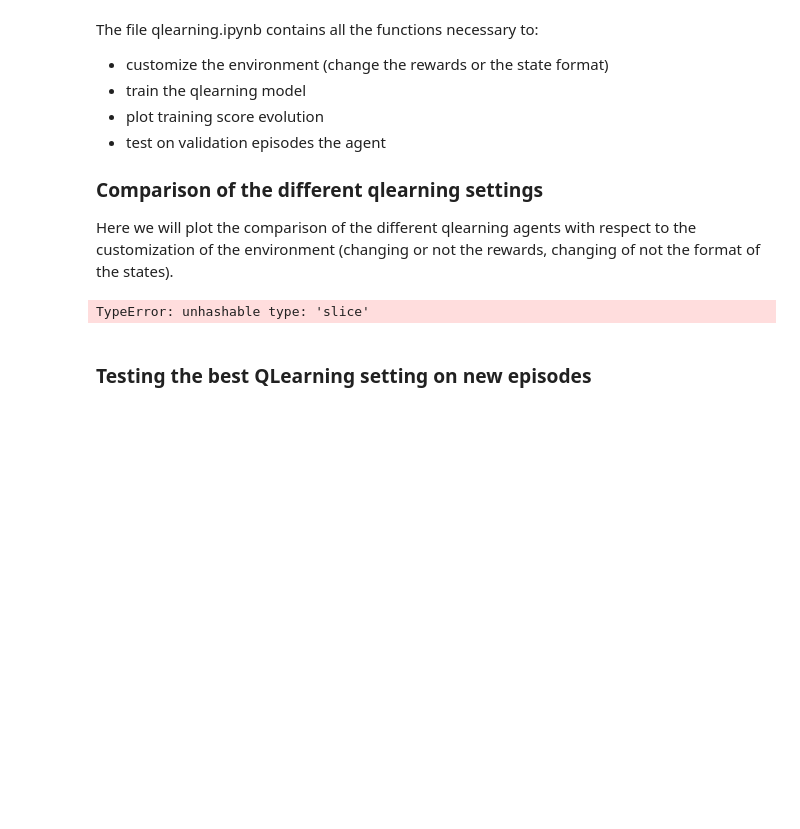
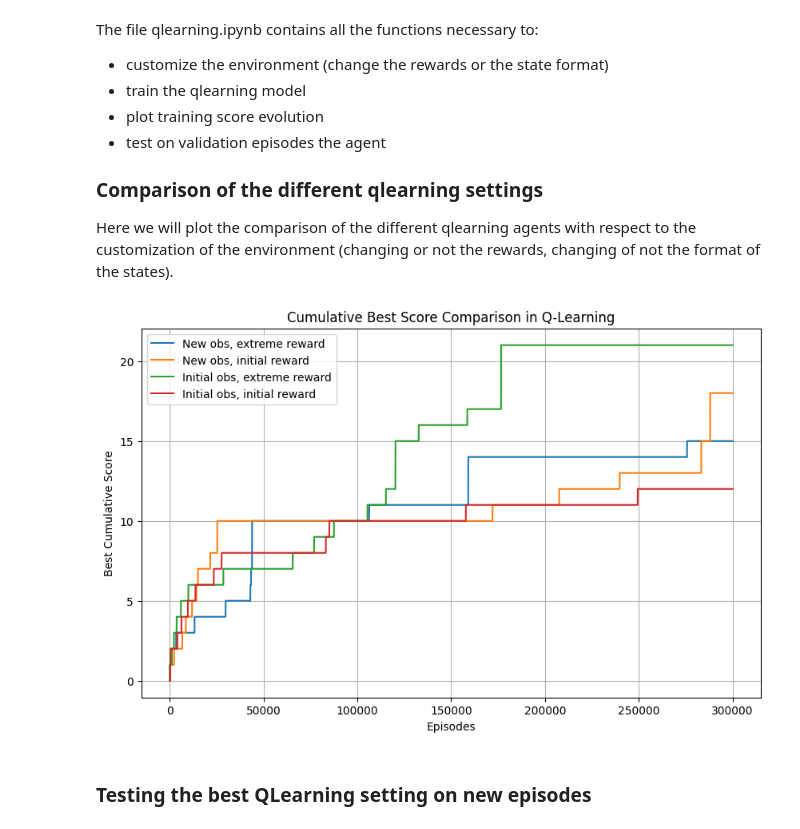
Before and after one commit to Arteam08/RL-3A-flappy-bird, a Jupyter notebook: Run_me_Q_learning.ipynb, the cells around one changed output. Saved outputs shown, nothing was run; the diff lists cells and outputs as text; code cells hidden in the pictures; blank space fills up the shorter version.

```diff
--- a/Run_me_Q_learning.ipynb
+++ b/Run_me_Q_learning.ipynb
@@ -42,34 +40,28 @@ Here we will plot the comparison of the different qlearning agents with respect
 # %%
 from QLearning.functions_qlearning import load_variable_pickel, define_discrete_flappy_bird, get_q_values, plot_history_reward, plot_history_score, greedy_policy_q_dict
 # %%
-#scores_normalObs_extremeR = history_score # ok
-scores_normalObs_extremeR = load_variable_pickel("./QLearning/data/history_reward_extreme_ep350000_obs_original.pkl")
-scores_normalObs_normalR = load_variable_pickel("./QLearning/data/history_reward_original_ep300000_obs_original.pkl")
-scores_new_obs_extremeR= load_variable_pickel("./QLearning/data/history_reward_original_ep700000_obs_original.pkl")
-scores_new_obs_normalR= load_variable_pickel("./QLearning/data/new_q_table_extreme_reward_ep10000_obs_original.pkl")
-
 num_episodes=300000
 episodes = range(num_episodes)
 
 best_scores_normalObs_extremeR = np.maximum.accumulate(scores_normalObs_extremeR[:num_episodes])
 best_scores_normalObs_normalR = np.maximum.accumulate(scores_normalObs_normalR[:num_episodes])
 best_scores_new_obs_extremeR = np.maximum.accumulate(scores_new_obs_extremeR[:num_episodes])
 best_scores_new_obs_normalR = np.maximum.accumulate(scores_new_obs_normalR[:num_episodes])
 
 
 plt.figure(figsize=(10, 6))
 plt.xlabel("Episodes")
 plt.ylabel("Best Cumulative Score")
 plt.plot(best_scores_new_obs_extremeR, label="New obs, extreme reward")
 plt.plot(best_scores_new_obs_normalR, label="New obs, initial reward")
 plt.plot(best_scores_normalObs_extremeR, label="Initial obs, extreme reward")
 plt.plot(best_scores_normalObs_normalR, label="Initial obs, initial reward")
 plt.legend()
 plt.title("Cumulative Best Score Comparison in Q-Learning")
 plt.grid(True)
 plt.show()
 # %% [output]
-TypeError: unhashable type: 'slice'
+[figure, added]
 # %% [markdown]
 ### Testing the best QLearning setting on new episodes
 # %%
```
Also changed, not shown: parts of 2 cells of this notebook, 1 other file.
